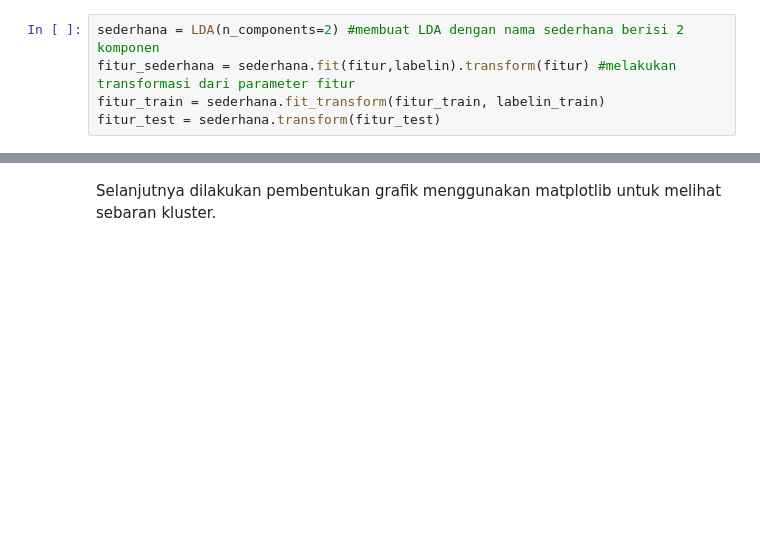
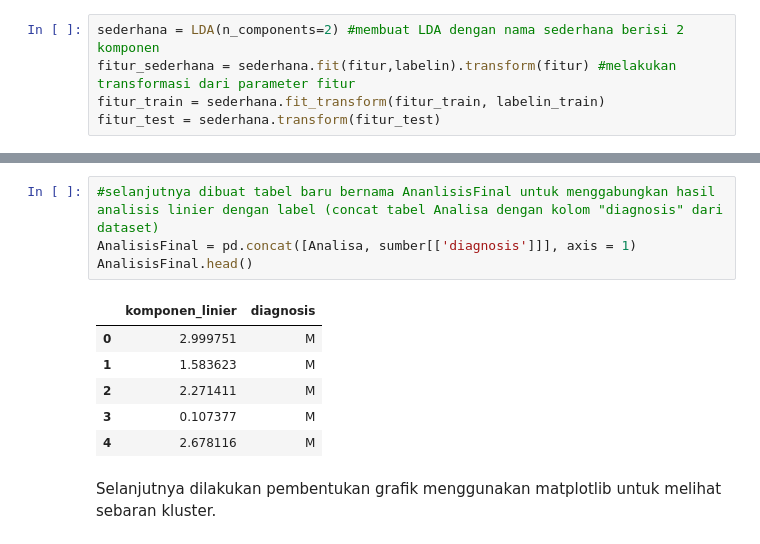
Before and after one commit to hananlu/SLOuas, a Jupyter notebook: Klusterisasi_dengan_LDA.ipynb, the cells around one changed output, grey strips where cells are left out. Cells and saved outputs as stored; diff of their text form; blank space fills up the shorter version.

```diff
--- a/Klusterisasi_dengan_LDA.ipynb
+++ b/Klusterisasi_dengan_LDA.ipynb
@@ -94,2 +107,13 @@ fitur_test = sederhana.transform(fitur_test)
+# %%
+#selanjutnya dibuat tabel baru bernama AnanlisisFinal untuk menggabungkan hasil analisis linier dengan label (concat tabel Analisa dengan kolom "diagnosis" dari dataset)
+AnalisisFinal = pd.concat([Analisa, sumber[['diagnosis']]], axis = 1)
+AnalisisFinal.head()
+# %% [output]
+|  | komponen_linier | diagnosis |
+| 0 | 2.999751 | M |
+| 1 | 1.583623 | M |
+| 2 | 2.271411 | M |
+| 3 | 0.107377 | M |
+| 4 | 2.678116 | M |
 # %% [markdown]
 Selanjutnya dilakukan pembentukan grafik menggunakan matplotlib untuk melihat sebaran kluster.
```
Also changed, not shown: parts of 11 cells of this notebook.
